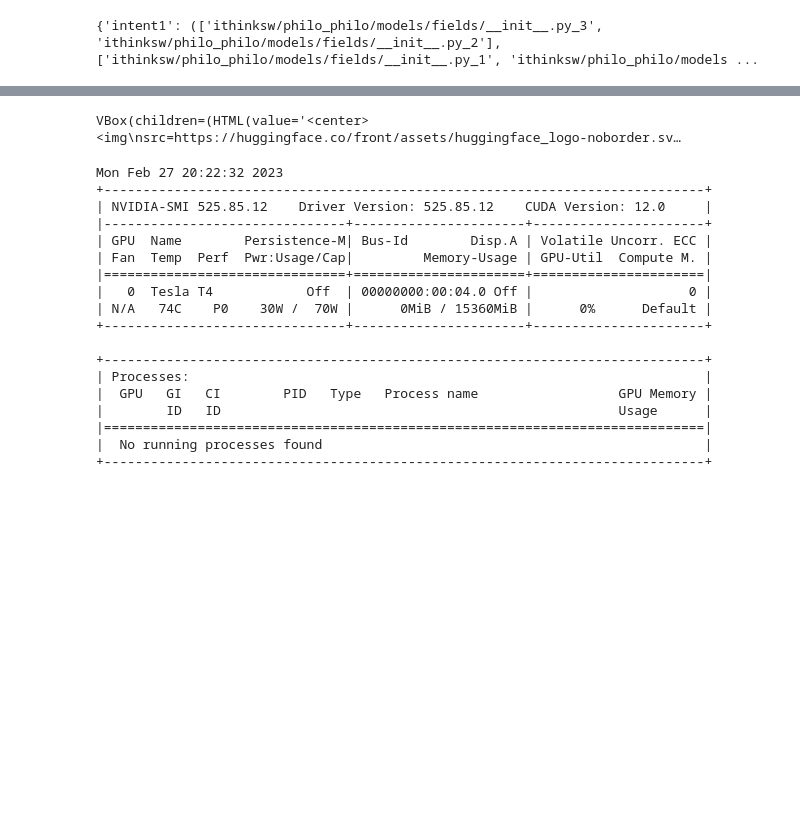
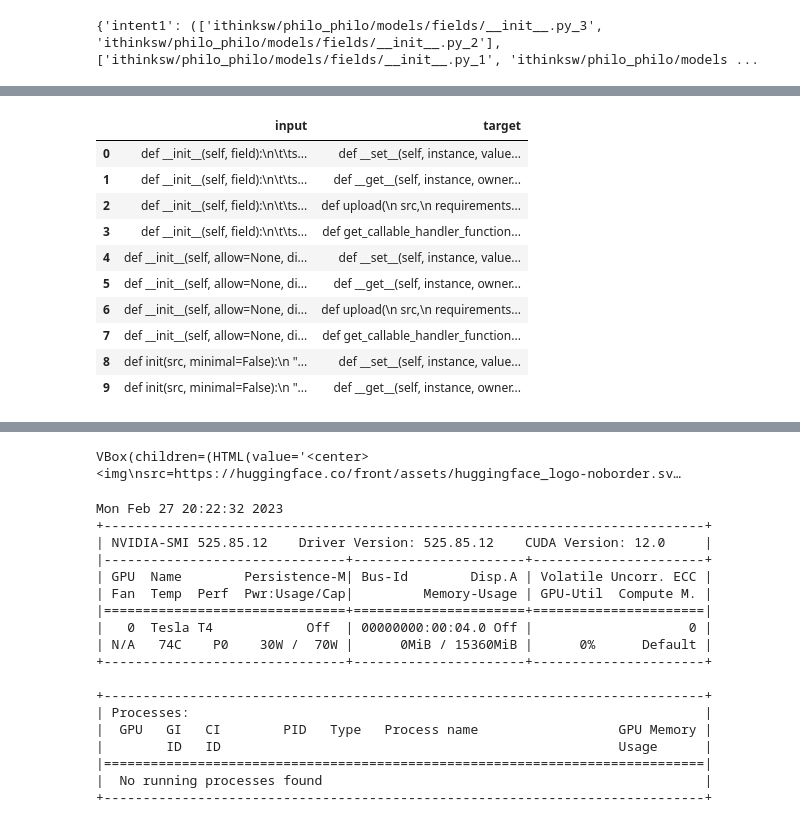
Before and after one commit to ShounakRay/CodeSage, a Jupyter notebook: Modules/Code2Code/Extracontent/codet5-bug-free.ipynb, the cells around one changed output, grey strips where cells are left out. Saved outputs shown, nothing was run; the diff lists cells and outputs as text; code cells hidden in the pictures; blank space fills up the shorter version.

```diff
--- a/Modules/Code2Code/Extracontent/codet5-bug-free.ipynb
+++ b/Modules/Code2Code/Extracontent/codet5-bug-free.ipynb
@@ -139,19 +139,26 @@ target_function = "def hello():\n   print('hello world!')"
 dicty = dict();
 dicty["input"] = []
 dicty["target"] = []
-counter = 0
-for example in ds.dataset:
-    if len(example["functions"]) > 0:
-        dicty["input"].append(example["functions"][0])
-        dicty["target"].append(target_function)
-        counter += 1
-    if counter == 100:
-        break
 
-
-print(dicty)
+for bad_code in inputs:
+  for good_code in outputs:
+    dicty["input"].append(bad_code)
+    dicty["target"].append(good_code)
 # %%
 import pandas as pd
 
 df = pd.DataFrame.from_dict(dicty)
+df.head(10)
+# %% [output]
+|  | input | target |
+| 0 | def __init__(self, field):\n\t\ts... | def __set__(self, instance, value... |
+| 1 | def __init__(self, field):\n\t\ts... | def __get__(self, instance, owner... |
+| 2 | def __init__(self, field):\n\t\ts... | def upload(\n src,\n requirements... |
+| 3 | def __init__(self, field):\n\t\ts... | def get_callable_handler_function... |
+| 4 | def __init__(self, allow=None, di... | def __set__(self, instance, value... |
+| 5 | def __init__(self, allow=None, di... | def __get__(self, instance, owner... |
+| 6 | def __init__(self, allow=None, di... | def upload(\n src,\n requirements... |
+| 7 | def __init__(self, allow=None, di... | def get_callable_handler_function... |
+| 8 | def init(src, minimal=False):\n "... | def __set__(self, instance, value... |
+| 9 | def init(src, minimal=False):\n "... | def __get__(self, instance, owner... |
 # %%
```
Also changed, not shown: parts of 3 cells of this notebook.
